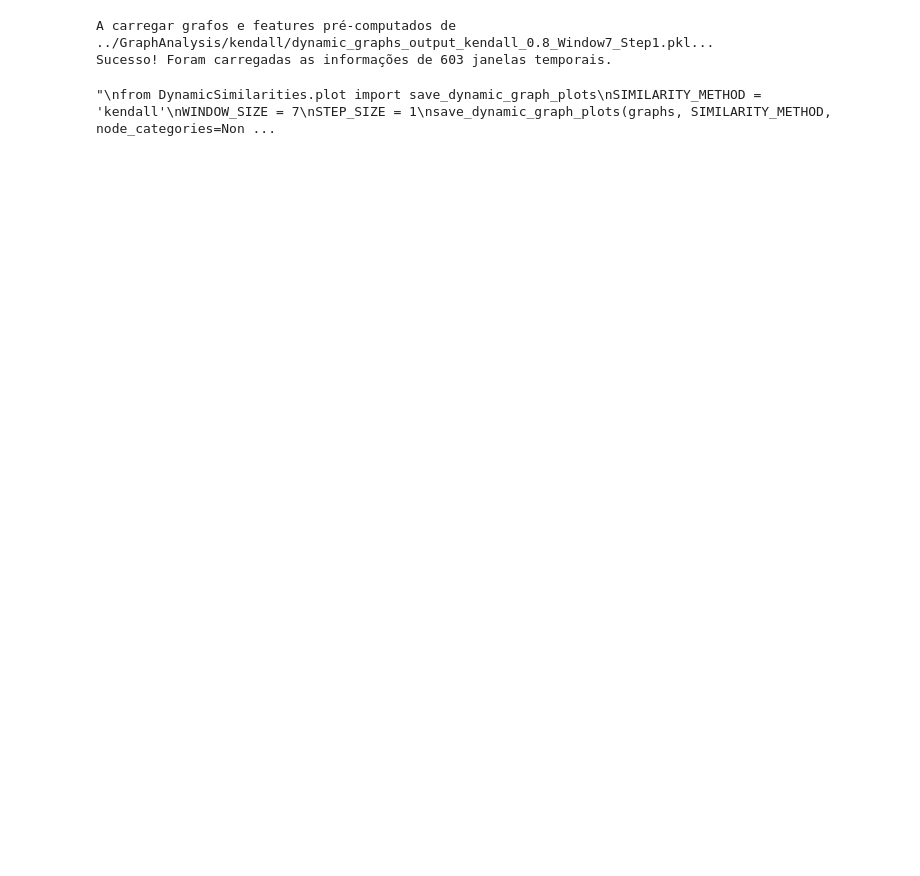
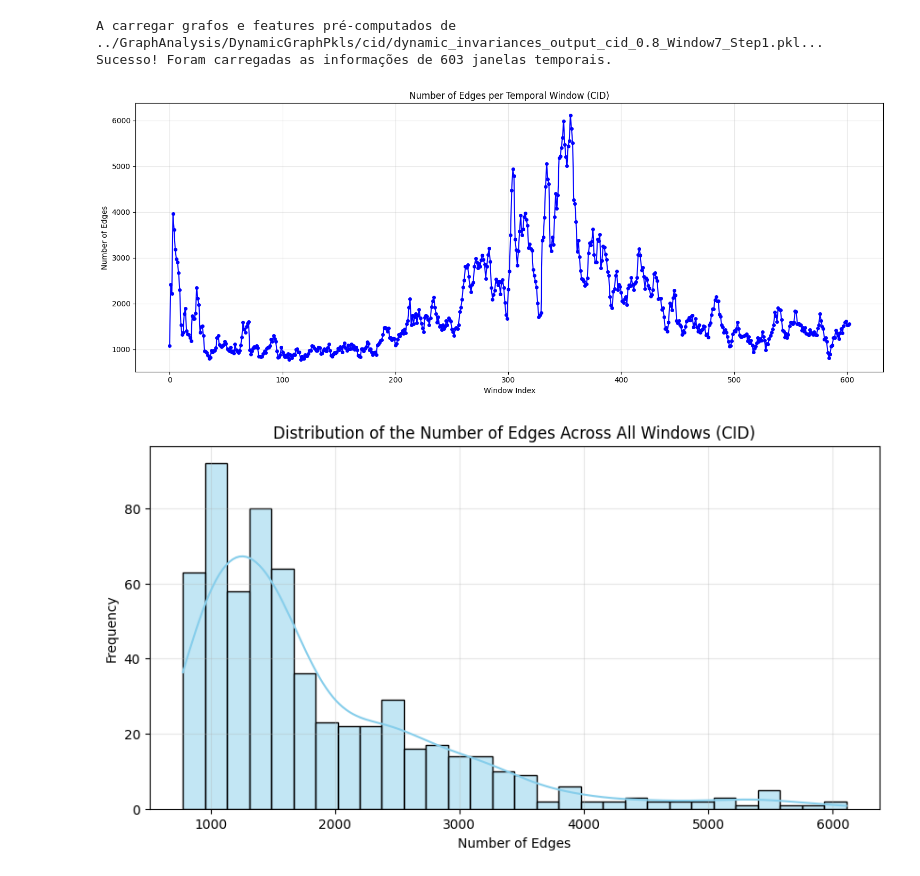
Before and after one commit to up202108724/Dissertation25-26, a Jupyter notebook: GNN/DynamicSimilarities/GraphAnalysis/graph_analysis.ipynb, the cells around one changed output. Saved outputs shown, nothing was run; the diff lists cells and outputs as text; code cells hidden in the pictures; blank space fills up the shorter version.

```diff
--- a/GNN/DynamicSimilarities/GraphAnalysis/graph_analysis.ipynb
+++ b/GNN/DynamicSimilarities/GraphAnalysis/graph_analysis.ipynb
@@ -5,12 +5,25 @@ import sys
 import os
 # %%
 import pickle
+import os
 
-SIMILARITY_METHOD = "kendall"
+SIMILARITY_METHOD = None
+INVARIANT_DISTANCE_METHOD = "cid"
 WINDOW_SIZE = 7
 STEP_SIZE = 1
-# Caminho para o ficheiro exportado (ajuste se guardou noutra pasta)
-pkl_path = f'../GraphAnalysis/{SIMILARITY_METHOD}/dynamic_graphs_output_{SIMILARITY_METHOD}_0.8_Window{WINDOW_SIZE}_Step{STEP_SIZE}.pkl'
+SIMILARITY_THRESHOLD = 0.8
+
+# The invariances generate "dynamic_invariances_output_" while similarities generate "dynamic_graphs_output_"
+if INVARIANT_DISTANCE_METHOD is not None and SIMILARITY_METHOD is None:
+    base_name = f'dynamic_invariances_output_{INVARIANT_DISTANCE_METHOD}_{SIMILARITY_THRESHOLD}_Window{WINDOW_SIZE}_Step{STEP_SIZE}'
+    pkl_path = f'../GraphAnalysis/DynamicGraphPkls/{INVARIANT_DISTANCE_METHOD}/{base_name}.pkl'
+    plot_dir = f'../GraphAnalysis/DynamicGraphPkls/{INVARIANT_DISTANCE_METHOD}/{base_name}_plots'
+else:
+    base_name = f'dynamic_graphs_output_{SIMILARITY_METHOD}_{SIMILARITY_THRESHOLD}_Window{WINDOW_SIZE}_Step{STEP_SIZE}'
+    pkl_path = f'../GraphAnalysis/DynamicGraphPkls/{SIMILARITY_METHOD}/{base_name}.pkl'
+    plot_dir = f'../GraphAnalysis/DynamicGraphPkls/{SIMILARITY_METHOD}/{base_name}_plots'
+
+os.makedirs(plot_dir, exist_ok=True)
 
 print(f"A carregar grafos e features pré-computados de {pkl_path}...")
 with open(pkl_path, 'rb') as f:
@@ -18,24 +31,45 @@ with open(pkl_path, 'rb') as f:
 
 # Extrair todas as variáveis de volta para o ambiente do notebook
 graphs = graph_data['graphs']
-sim_dfs = graph_data['sim_dfs']
+sim_dfs = graph_data.get('sim_dfs', graph_data.get('dist_dfs')) # Handles backward compat between similarities and distances
 df_pivots = graph_data['df_pivots']
 window_info = graph_data['window_info']
-dynamic_graph_features = graph_data['dynamic_graph_features']
-
-
+dynamic_graph_features = graph_data.get('dynamic_graph_features') # Might be None
 
 print(f"Sucesso! Foram carregadas as informações de {len(graphs)} janelas temporais.")
+print(f"Os gráficos serão guardados em: {plot_dir}")
 # %% [output]
-A carregar grafos e features pré-computados de ../GraphAnalysis/kendall/dynamic_graphs_output_kendall_0.8_Window7_Step1.pkl...
+A carregar grafos e features pré-computados de ../GraphAnalysis/DynamicGraphPkls/cid/dynamic_invariances_output_cid_0.8_Window7_Step1.pkl...
 Sucesso! Foram carregadas as informações de 603 janelas temporais.
-# %%
-'''
-from DynamicSimilarities.plot import save_dynamic_graph_plots
-SIMILARITY_METHOD = 'kendall'
-WINDOW_SIZE = 7
-STEP_SIZE = 1
-save_dynamic_graph_plots(graphs, SIMILARITY_METHOD, node_categories=None, window_size=WINDOW_SIZE, step_size=STEP_SIZE)
-'''
-# %% [output]
-"\nfrom DynamicSimilarities.plot import save_dynamic_graph_plots\nSIMILARITY_METHOD = 'kendall'\nWINDOW_SIZE = 7\nSTEP_SIZE = 1\nsave_dynamic_graph_plots(graphs, SIMILARITY_METHOD, node_categories=Non ...
+# %%
+import matplotlib.pyplot as plt
+import seaborn as sns
+import os
+
+# Extract the number of edges for each graph in the sequence
+edges_per_window = [g.number_of_edges() for g in graphs]
+
+# 1. Line plot to see the evolution of edge counts over time windows
+plt.figure(figsize=(15, 6))
+plt.plot(range(len(edges_per_window)), edges_per_window, marker='o', linestyle='-', color='b', markersize=4)
+method_name = INVARIANT_DISTANCE_METHOD.upper() if INVARIANT_DISTANCE_METHOD else SIMILARITY_METHOD.upper()
+plt.title(f"Number of Edges per Temporal Window ({method_name})")
+plt.xlabel("Window Index")
+plt.ylabel("Number of Edges")
+plt.grid(True, alpha=0.3)
+plt.tight_layout()
+plt.savefig(os.path.join(plot_dir, 'edges_per_window.png'), dpi=300, bbox_inches='tight')
+plt.show()
+
+# 2. Histogram / KDE to see the overall distribution of edge counts
+plt.figure(figsize=(10, 5))
+sns.histplot(edges_per_window, bins=30, kde=True, color='skyblue')
+plt.title(f"Distribution of the Number of Edges Across All Windows ({method_name})")
+plt.xlabel("Number of Edges")
+plt.ylabel("Frequency")
+plt.grid(True, alpha=0.3)
+plt.savefig(os.path.join(plot_dir, 'edges_distribution.png'), dpi=300, bbox_inches='tight')
+plt.show()
+# %% [output]
+[figure, added]
+[figure, added]
```
Also changed, not shown: parts of 6 cells of this notebook, 40 other files.
